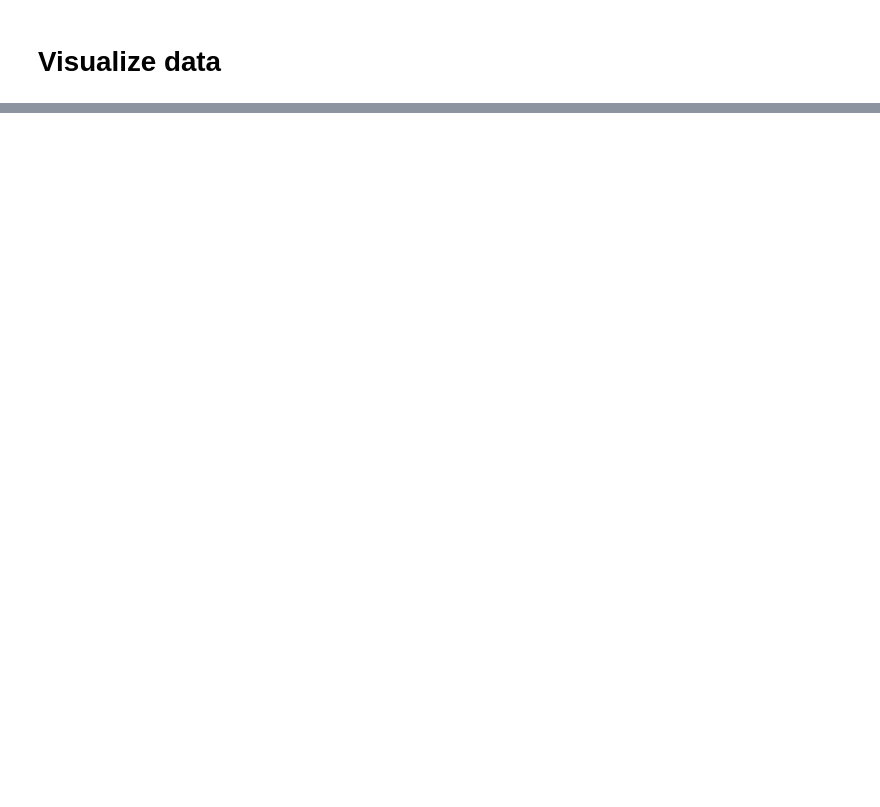
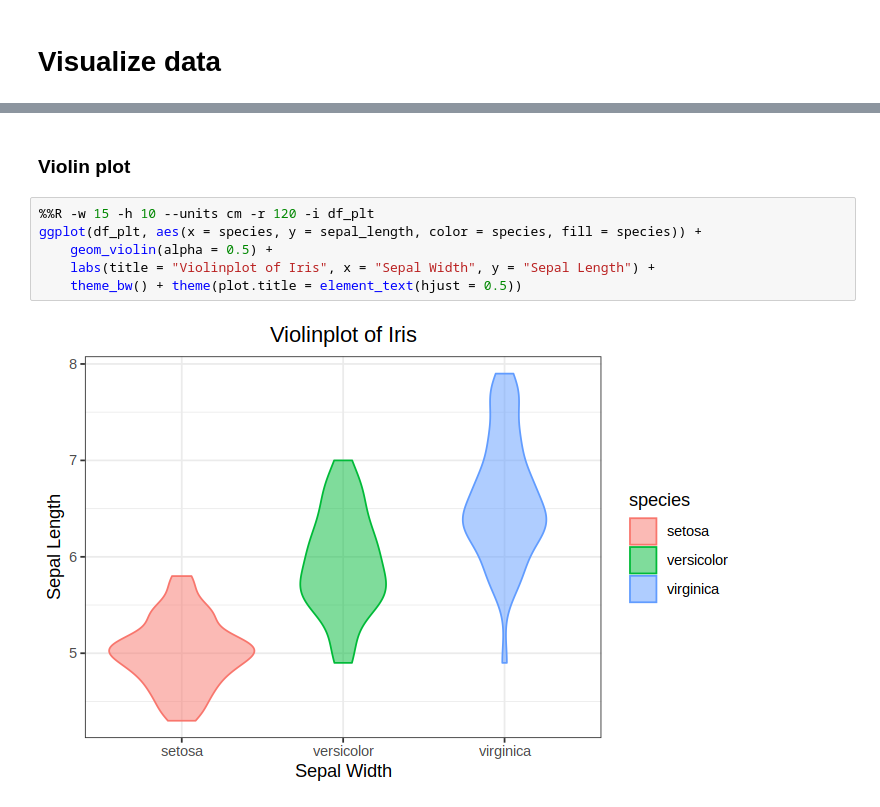
Before and after one commit to juliuskittler/templates, a Jupyter notebook: Python/Visualisation/rpy2.ipynb, the cells around one changed output, grey strips where cells are left out. Cells and saved outputs as stored; diff of their text form; blank space fills up the shorter version.

```diff
--- a/Python/Visualisation/rpy2.ipynb
+++ b/Python/Visualisation/rpy2.ipynb
@@ -66,0 +76,10 @@ ggplot(df, aes(x = sepal_width, y = sepal_length, color = species,
+# %% [markdown]
+### Violin plot
+# %%
+%%R -w 15 -h 10 --units cm -r 120 -i df_plt
+ggplot(df_plt, aes(x = species, y = sepal_length, color = species, fill = species)) +
+    geom_violin(alpha = 0.5) +
+    labs(title = "Violinplot of Iris", x = "Sepal Width", y = "Sepal Length") +
+    theme_bw() + theme(plot.title = element_text(hjust = 0.5))
+# %% [output]
+[figure, added]
```
Also changed, not shown: parts of 30 cells of this notebook.
